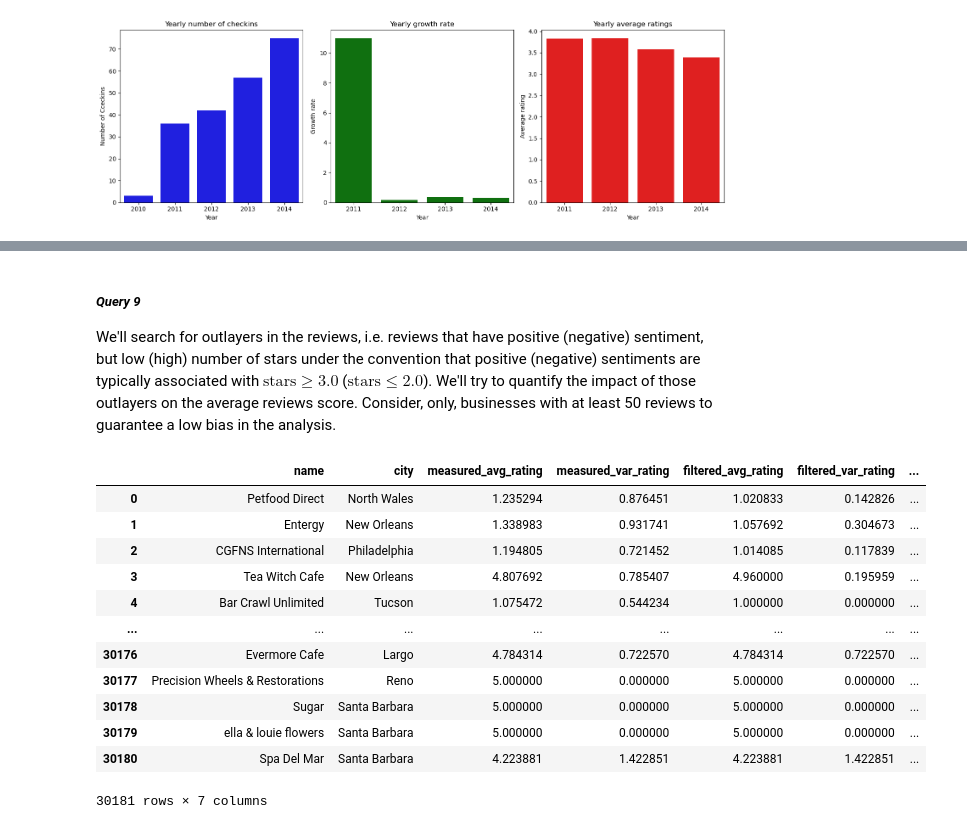
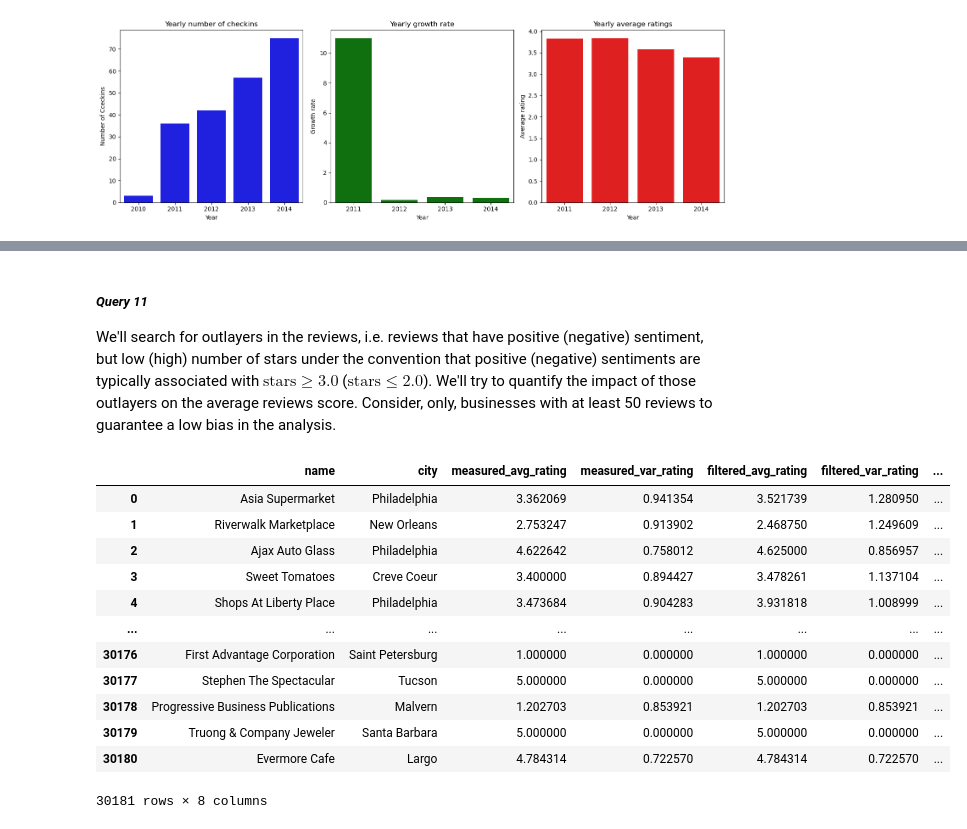
Before and after one commit to Vitali-Matteo/SMBUD-Project, a Jupyter notebook: Queries.ipynb, the cells around one changed output, grey strips where cells are left out. Cells and saved outputs as stored; diff of their text form; code cells hidden in the pictures.

```diff
--- a/Queries.ipynb
+++ b/Queries.ipynb
@@ -1336,5 +1651,5 @@ Category "American (Traditional)":
 # %% [markdown]
-##### ***Query 9***
+##### ***Query 11***
 We'll search for outlayers in the reviews, i.e. reviews that have positive (negative) sentiment, but low (high) number of stars under the convention that positive (negative) sentiments are typically associated with $\text{stars} \geq 3.0$ ($\text{stars} \leq 2.0$). We'll try to quantify the impact of those outlayers on the average reviews score. Consider, only, businesses with at least 50 reviews to guarantee a low bias in the analysis.
 # %%
 query_results = db["businesses_merged"].aggregate([{
@@ -1364,6 +1679,9 @@ query_results = db["businesses_merged"].aggregate([{
                                                            },
                                                            "reviews" : {
                                                                "$addToSet" : "$reviews"
+                                                           },
+                                                           "num_reviews" : {
+                                                               "$sum" : 1
                                                            }
                                                        }
                                                    },
@@ -1376,7 +1694,7 @@ query_results = db["businesses_merged"].aggregate([{
                                                                "$or" : [
                                                                    {
                                                                        "$and" : [{
-                                                                           "$gte" : ["$reviews.stars", 3]
+                                                                           "$gte" : ["$reviews.stars", 4]
                                                                        },
                                                                        {
                                                                            "$eq" : ["$reviews.sentiment", "positive"]
@@ -1410,63 +1728,76 @@ query_results = db["businesses_merged"].aggregate([{
                                                            "measured_var_rating" : {
                                                                "$first" : "$measured_var_rating"
                                                            },
+                                                           "num_reviews" : {
+                                                               "$first" : "$num_reviews"
+                                                           },
                                                            "filtered_avg_rating" : {
                                                                "$avg" : "$reviews.stars"
                                                            },
                                                            "filtered_var_rating" : {
                                                                "$stdDevPop" : "$reviews.stars"
+                                                           },
+                                                           "num_filtered_reviews" : {
+                                                               "$sum" : 1
                                                            }
                                                        }
                                                    },
                                                    {
                                                        "$addFields" : {
                                                            "abs_avg_diff" : {
+                                                               #"abs" operator is used to compute the absolute value of a number
                                                                "$abs" : {
+                                                                   #"subtract" operator is used to compute the difference between two numbers
                                                                    "$subtract" : ["$filtered_avg_rating", "$measured_avg_rating"]
                                                                }
                                                            },
                                                            "abs_var_diff" : {
                                                                "$abs" : {
                                                                    "$subtract" : ["$filtered_var_rating", "$measured_var_rating"]
                                                                }
+                                                           },
+                                                           "biased_ratio" : {
+                                                               "$divide" : [{"$subtract" : ["$num_reviews", "$num_filtered_reviews"]}, "$num_reviews"]
                                                            }
                                                        }
                                                    },
                                                    {
                                                        "$sort" : {
+                                                           "biased_ratio" : -1,
                                                            "abs_var_diff" : -1,
                                                            "abs_avg_diff" : -1
                                                        }
                                                    },
                                                    {
                                                        "$project" : {
                                                            "business_id" : "$_id",
                                                            "_id" : 0,
                                                            "name" : 1,
                                                            "city" : 1,
                                                            "measured_avg_rating" : 1,
                                                            "filtered_avg_rating" : 1,
                                                            "measured_var_rating" : 1,
-                                                           "filtered_var_rating" : 1
+                                                           "filtered_var_rating" : 1,
+                                                           "biased_ratio" : 1
                                                        }
                                                    }])
 
 filtered_vs_measured = pd.DataFrame(query_results)
 filtered_vs_measured
 # %% [output]
 |  | name | city | measured_avg_rating | measured_var_rating | filtered_avg_rating | filtered_var_rating | ... |
-| 0 | Petfood Direct | North Wales | 1.235294 | 0.876451 | 1.020833 | 0.142826 | ... |
-| 1 | Entergy | New Orleans | 1.338983 | 0.931741 | 1.057692 | 0.304673 | ... |
-| 2 | CGFNS International | Philadelphia | 1.194805 | 0.721452 | 1.014085 | 0.117839 | ... |
-| 3 | Tea Witch Cafe | New Orleans | 4.807692 | 0.785407 | 4.960000 | 0.195959 | ... |
-| 4 | Bar Crawl Unlimited | Tucson | 1.075472 | 0.544234 | 1.000000 | 0.000000 | ... |
+| 0 | Asia Supermarket | Philadelphia | 3.362069 | 0.941354 | 3.521739 | 1.280950 | ... |
+| 1 | Riverwalk Marketplace | New Orleans | 2.753247 | 0.913902 | 2.468750 | 1.249609 | ... |
+| 2 | Ajax Auto Glass | Philadelphia | 4.622642 | 0.758012 | 4.625000 | 0.856957 | ... |
+| 3 | Sweet Tomatoes | Creve Coeur | 3.400000 | 0.894427 | 3.478261 | 1.137104 | ... |
+| 4 | Shops At Liberty Place | Philadelphia | 3.473684 | 0.904283 | 3.931818 | 1.008999 | ... |
 | ... | ... | ... | ... | ... | ... | ... | ... |
-| 30176 | Evermore Cafe | Largo | 4.784314 | 0.722570 | 4.784314 | 0.722570 | ... |
-| 30177 | Precision Wheels & Restorations | Reno | 5.000000 | 0.000000 | 5.000000 | 0.000000 | ... |
-| 30178 | Sugar | Santa Barbara | 5.000000 | 0.000000 | 5.000000 | 0.000000 | ... |
-| 30179 | ella & louie flowers | Santa Barbara | 5.000000 | 0.000000 | 5.000000 | 0.000000 | ... |
-| 30180 | Spa Del Mar | Santa Barbara | 4.223881 | 1.422851 | 4.223881 | 1.422851 | ... |
+| 30176 | First Advantage Corporation | Saint Petersburg | 1.000000 | 0.000000 | 1.000000 | 0.000000 | ... |
+| 30177 | Stephen The Spectacular | Tucson | 5.000000 | 0.000000 | 5.000000 | 0.000000 | ... |
+| 30178 | Progressive Business Publications | Malvern | 1.202703 | 0.853921 | 1.202703 | 0.853921 | ... |
+| 30179 | Truong & Company Jeweler | Santa Barbara | 5.000000 | 0.000000 | 5.000000 | 0.000000 | ... |
+| 30180 | Evermore Cafe | Largo | 4.784314 | 0.722570 | 4.784314 | 0.722570 | ... |
-30181 rows × 7 columns
+30181 rows × 8 columns
 # %%
 #Display only some of the businesses with the largest abs difference between measured and filtered average or variance
 to_display = filtered_vs_measured[:20]
```
Also changed, not shown: parts of 25 cells of this notebook, 12 other files.
